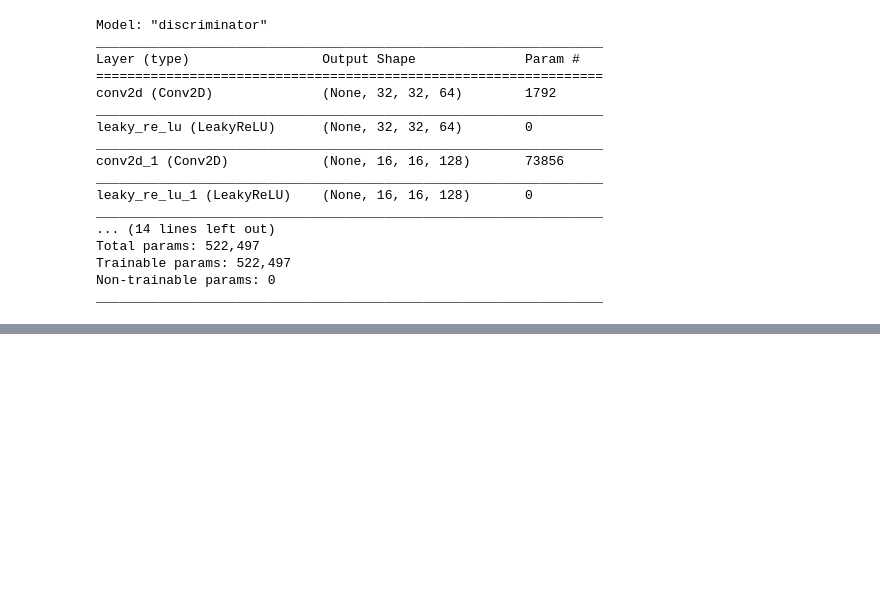
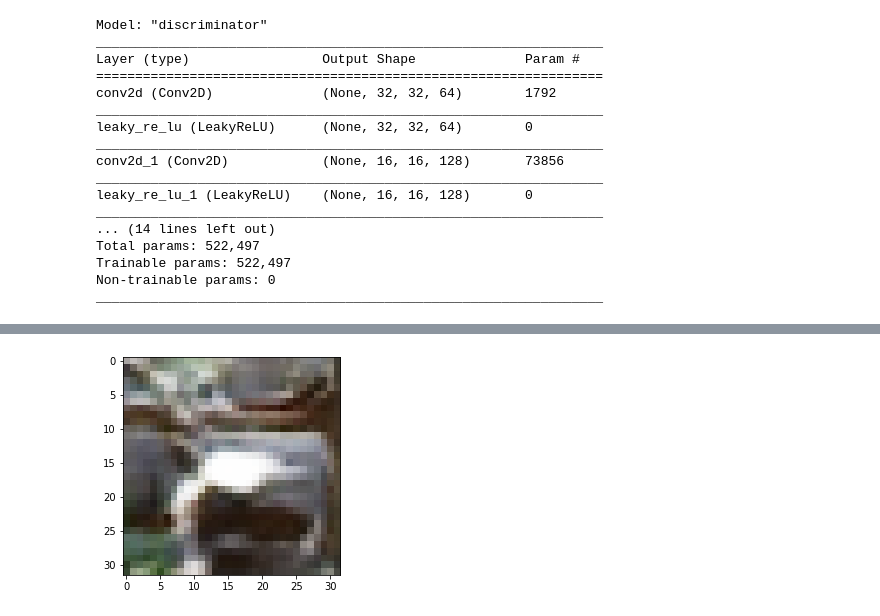
Before and after one commit to Aleksei741/Intr_neural_networks, a Jupyter notebook: Lesson_8/HW.ipynb, the cells around one changed output, grey strips where cells are left out. Saved outputs shown, nothing was run; the diff lists cells and outputs as text; code cells hidden in the pictures; blank space fills up the shorter version.

```diff
--- a/Lesson_8/HW.ipynb
+++ b/Lesson_8/HW.ipynb
@@ -238,0 +209,5 @@ img=0, epoch=200
+# %%
+plt.imshow(image.load_img(f"C:/Users/Aleks/Intr_neural_networks/Lesson_8/img/{epochs-1}_0.png").convert('RGBA'))
+plt.show()
+# %% [output]
+[figure, added]
```
Also changed, not shown: parts of 11 cells of this notebook, 1 other file.
